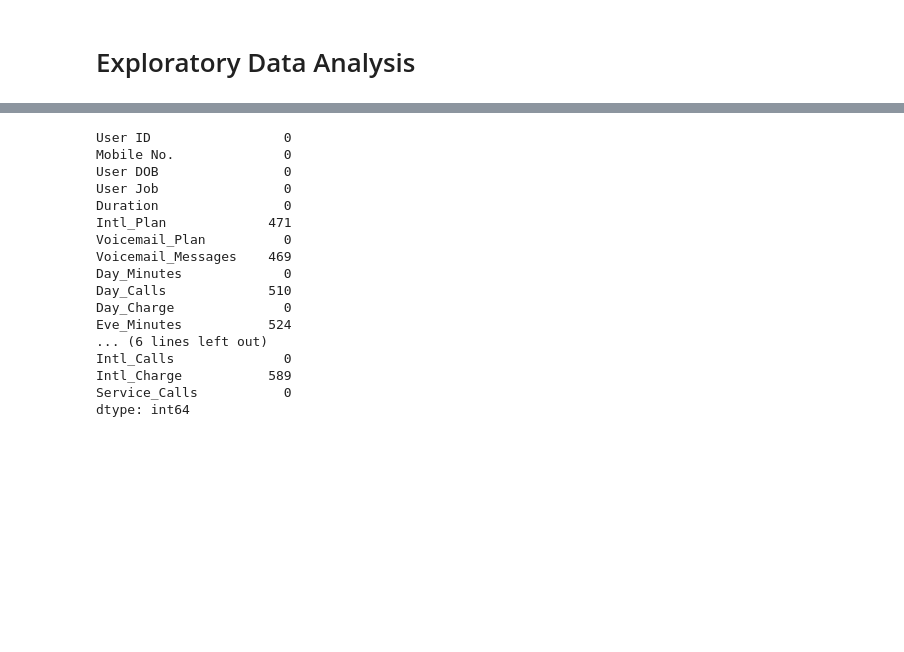
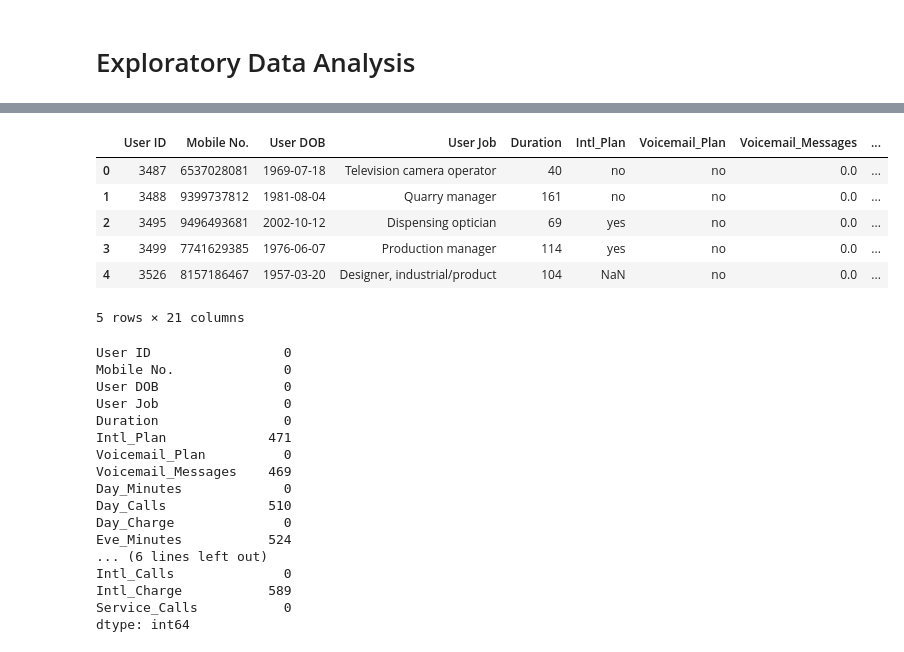
Before and after one commit to Jonathan-Le-Roux/Telecom-Customer--Attrition-Classification, a Jupyter notebook: src/analysis.ipynb, the cells around one changed output, grey strips where cells are left out. Cells and saved outputs as stored; diff of their text form; code cells hidden in the pictures; blank space fills up the shorter version.

```diff
--- a/src/analysis.ipynb
+++ b/src/analysis.ipynb
@@ -42,3 +31,13 @@ X.describe()
+# %%
+X.head()
+# %% [output]
+|  | User ID | Mobile No. | User DOB | User Job | Duration | Intl_Plan | Voicemail_Plan | Voicemail_Messages | ... |
+| 0 | 3487 | 6537028081 | 1969-07-18 | Television camera operator | 40 | no | no | 0.0 | ... |
+| 1 | 3488 | 9399737812 | 1981-08-04 | Quarry manager | 161 | no | no | 0.0 | ... |
+| 2 | 3495 | 9496493681 | 2002-10-12 | Dispensing optician | 69 | yes | no | 0.0 | ... |
+| 3 | 3499 | 7741629385 | 1976-06-07 | Production manager | 114 | yes | no | 0.0 | ... |
+| 4 | 3526 | 8157186467 | 1957-03-20 | Designer, industrial/product | 104 | NaN | no | 0.0 | ... |
+5 rows × 21 columns
 # %%
 X.isna().sum()
 # %% [output]
```
Also changed, not shown: parts of 17 cells of this notebook.
